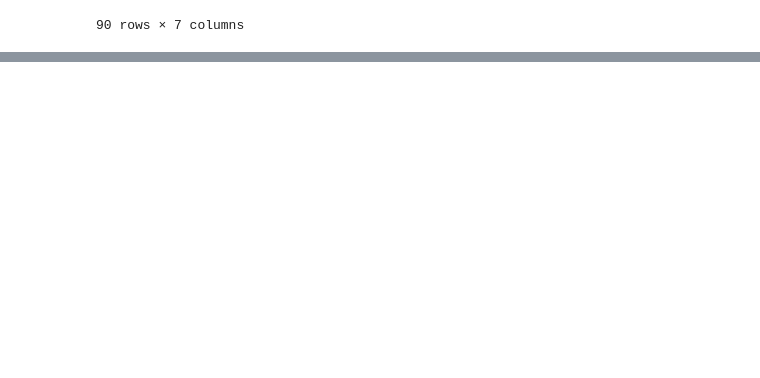
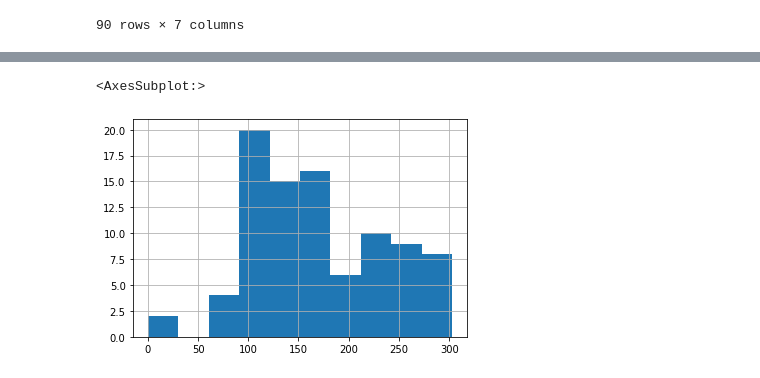
Before and after one commit to yu-lily/ti10-fantasy-card-picker, a Jupyter notebook: scrape_data.ipynb, the cells around one changed output, grey strips where cells are left out. Saved outputs shown, nothing was run; the diff lists cells and outputs as text; code cells hidden in the pictures; blank space fills up the shorter version.

Commit message:
Got match data from opendota

```diff
--- a/scrape_data.ipynb
+++ b/scrape_data.ipynb
@@ -89,3 +92,16 @@ df
 | 88 | Fnatic | 4 | /dota2/Jabz | Jabz | [https://www.dotabuff.com/esports... | https://www.dotabuff.com/esports/... | 100471531 |
 | 89 | Fnatic | 5 | /dota2/DJ | DJ | [https://www.dotabuff.com/esports... | https://www.dotabuff.com/esports/... | 102099826 |
 90 rows × 7 columns
+# %%
+match_histories = []
+for index, row in df.iterrows():
+    print('\r' + str(index), end = '')
+
+    account_id = row['Player ID']
+    url = f"https://api.opendota.com/api/players/{account_id}/matches?date=365"
+    response = requests.get(url)
+    soup = BeautifulSoup(response.text)
+
+    json_data = json.loads(response.text)
+    match_histories.append(json_data)
+    time.sleep(1)
@@ -91,0 +110,6 @@ df
+# %%
+matches = defaultdict(list)
+for player, entries in zip(df['Player ID'], match_histories):
+    for match in entries:
+        if match['lobby_type'] == 1 or match['lobby_type'] == 2:
+            matches[match['match_id']].append(player)
@@ -91,0 +187,2 @@ df
+# %%
+matches_df = pd.DataFrame(rows)
@@ -91,0 +191,5 @@ df
+# %%
+df['Player ID'] = df['Player ID'].astype(int)
+matches_df = matches_df.dropna()
+
+grouped_matches = matches_df.groupby(['Player ID']).mean()
@@ -91,0 +219,5 @@ df
+# %%
+df.merge(matches_df, on="Player ID",how = 'left').groupby('Player Name').count()['Kills'].hist()
+# %% [output]
+<AxesSubplot:>
+[figure, added]
```
Also changed, not shown: parts of 15 cells of this notebook, 6 other files.
